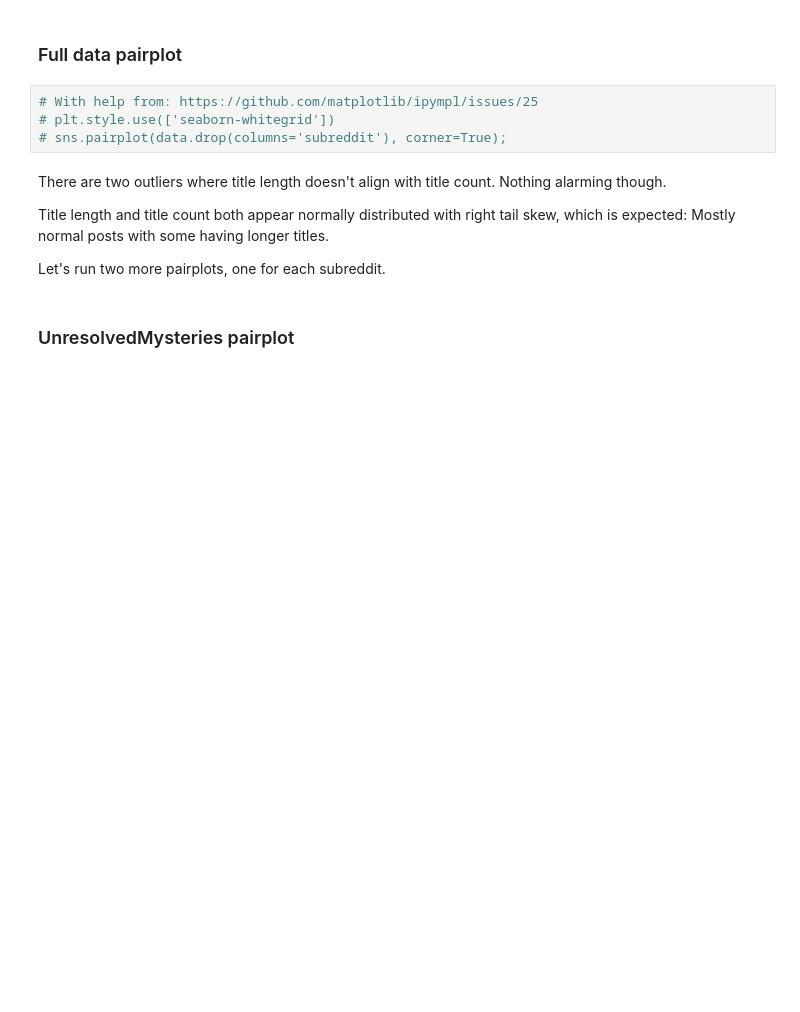
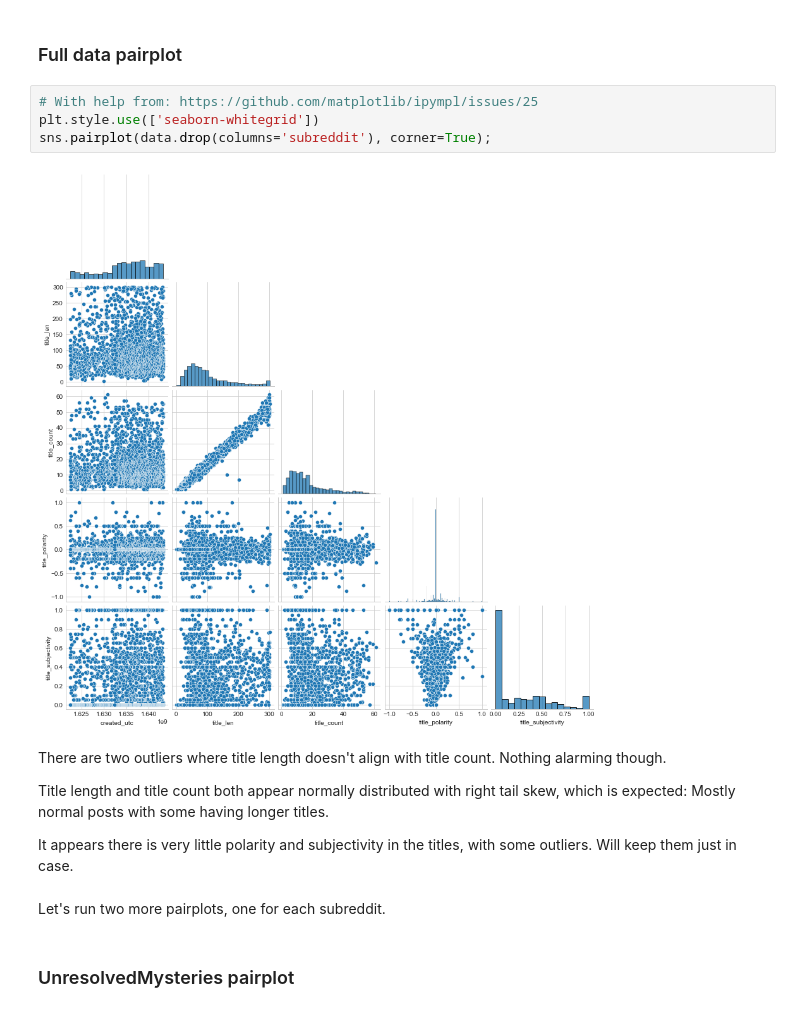
Before and after one commit to pezpet/general-assembly, a Jupyter notebook: projects/project-3-andres/code/02-cleaning-eda-model.ipynb, the cells around one changed output. Saved outputs shown, nothing was run; the diff lists cells and outputs as text; blank space fills up the shorter version.

```diff
--- a/projects/project-3-andres/code/02-cleaning-eda-model.ipynb
+++ b/projects/project-3-andres/code/02-cleaning-eda-model.ipynb
@@ -125,14 +132,19 @@ data.head(2)
 ### Full data pairplot
 # %%
 # With help from: https://github.com/matplotlib/ipympl/issues/25
-# plt.style.use(['seaborn-whitegrid'])
-# sns.pairplot(data.drop(columns='subreddit'), corner=True);
+plt.style.use(['seaborn-whitegrid'])
+sns.pairplot(data.drop(columns='subreddit'), corner=True);
+# %% [output]
+[figure, added]
 # %% [markdown]
 There are two outliers where title length doesn't align with title count. Nothing alarming though.
 
 Title length and title count both appear normally distributed with right tail skew, which is expected: Mostly normal posts with some having longer titles.
 
-Let's run two more pairplots, one for each subreddit.
+It appears there is very little polarity and subjectivity in the titles, with some outliers. Will keep them just in case.
+# %% [markdown]
+
+Let's run two more pairplots, one for each subreddit.
 # %% [markdown]
 ### UnresolvedMysteries pairplot
 # %%
```
Also changed, not shown: parts of 43 cells of this notebook.
